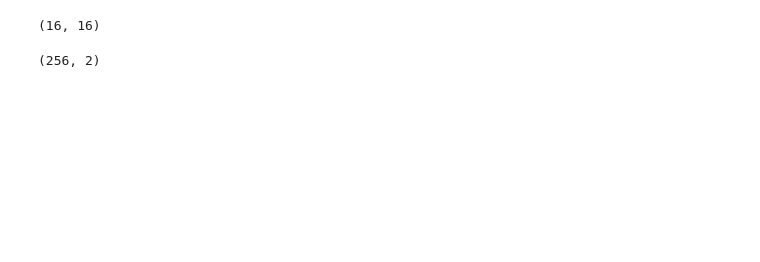
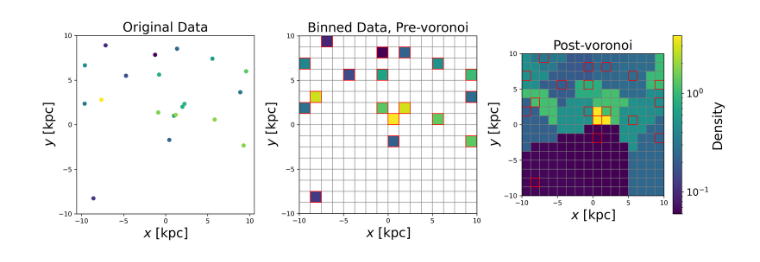
Before and after one commit to msekatchev/nugget-emissions, a Jupyter notebook: processing/voronoi-tessellation-optimization.ipynb, the cells around one changed output. Cells and saved outputs as stored; diff of their text form; code cells hidden in the pictures; blank space fills up the shorter version.

```diff
--- a/processing/voronoi-tessellation-optimization.ipynb
+++ b/processing/voronoi-tessellation-optimization.ipynb
@@ -155,0 +259,55 @@ np.shape(quantity)
+# %%
+# Create a figure with three subplots
+fig, axs = plt.subplots(1, 3, figsize=(15, 5), dpi=300)
+
+# Subplot 1: Original Data
+sc = axs[0].scatter(points[:, 0], points[:, 1], c=masses, cmap='viridis', s=30, norm=matplotlib.colors.LogNorm())
+# cbar = plt.colorbar(sc, ax=axs[0])
+axs[0].set_title("Original Data", size=20)
+axs[0].set_xlabel('$x$ [kpc]', size=20)
+axs[0].set_ylabel('$y$ [kpc]', size=20)
+axs[0].set_xticks(np.array([-10, -5, 0, 5, 10]))
+axs[0].set_yticks(np.array([-10, -5, 0, 5, 10]))
+# cbar.ax.tick_params(labelsize=15)
+# cbar.set_label("Mass", fontsize=20)
+
+# Subplot 2: Binned Data, Pre-voronoi
+axs[1].imshow(binned_points.T, extent=[-10, 10, -10, 10], norm=matplotlib.colors.LogNorm(), origin="lower")
+for i in range(len(voxel_vertices)):
+    axs[1].fill(voxel_vertices[i][:, 0], voxel_vertices[i][:, 1], edgecolor='black', fill=False, alpha=0.5, c="gray")
+
+for i in range(len(voxel_vertices[select_binned_points])):
+    axs[1].fill(voxel_vertices[select_binned_points][i][:, 1], voxel_vertices[select_binned_points][i][:, 0],
+                edgecolor='black', fill=False, alpha=1, c="red")
+axs[1].set_title("Binned Data, Pre-voronoi", size=20)
+axs[1].set_xlabel('$x$ [kpc]', size=20)
+axs[1].set_ylabel('$y$ [kpc]', size=20)
+axs[1].set_xticks(np.array([-10, -5, 0, 5, 10]))
+axs[1].set_yticks(np.array([-10, -5, 0, 5, 10]))
+
+# Subplot 3: Post-voronoi
+im = axs[2].imshow(voronoied_result.T, extent=[-10, 10, -10, 10], norm=matplotlib.colors.LogNorm(), origin="lower")
+for i in range(len(voxel_vertices)):
+    axs[2].fill(voxel_vertices[i][:, 0], voxel_vertices[i][:, 1], edgecolor='black', fill=False, alpha=0.5, c="gray")
+
+for i in range(len(voxel_vertices[select_binned_points])):
+    axs[2].fill(voxel_vertices[select_binned_points][i][:, 1], voxel_vertices[select_binned_points][i][:, 0],
+                edgecolor='black', fill=False, alpha=1, c="red")
+cbar = plt.colorbar(im, ax=axs[2])
+cbar.ax.tick_params(labelsize=15)
+cbar.set_label("Density", fontsize=20)
+axs[2].set_title("Post-voronoi", size=20)
+axs[2].set_xlabel('$x$ [kpc]', size=20)
+axs[2].set_ylabel('$y$ [kpc]', size=20)
+axs[2].set_xticks(np.array([-10, -5, 0, 5, 10]))
+axs[2].set_yticks(np.array([-10, -5, 0, 5, 10]))
+
+# Adjust layout
+plt.tight_layout()
+
+
+plt.savefig("../visuals/demo-cKDTree.png", bbox_inches='tight')
+# Show the plot
+plt.show()
+# %% [output]
+[figure, added]
@@ -156,10 +338,2 @@ np.shape(quantity)
 # %%
 # voronoied_result
-# %%
-np.shape(binned_points)
-# %% [output]
-(16, 16)
-# %%
-np.shape(grid_c)
-# %% [output]
-(256, 2)
```
Also changed, not shown: parts of 36 cells of this notebook, 39 other files.
